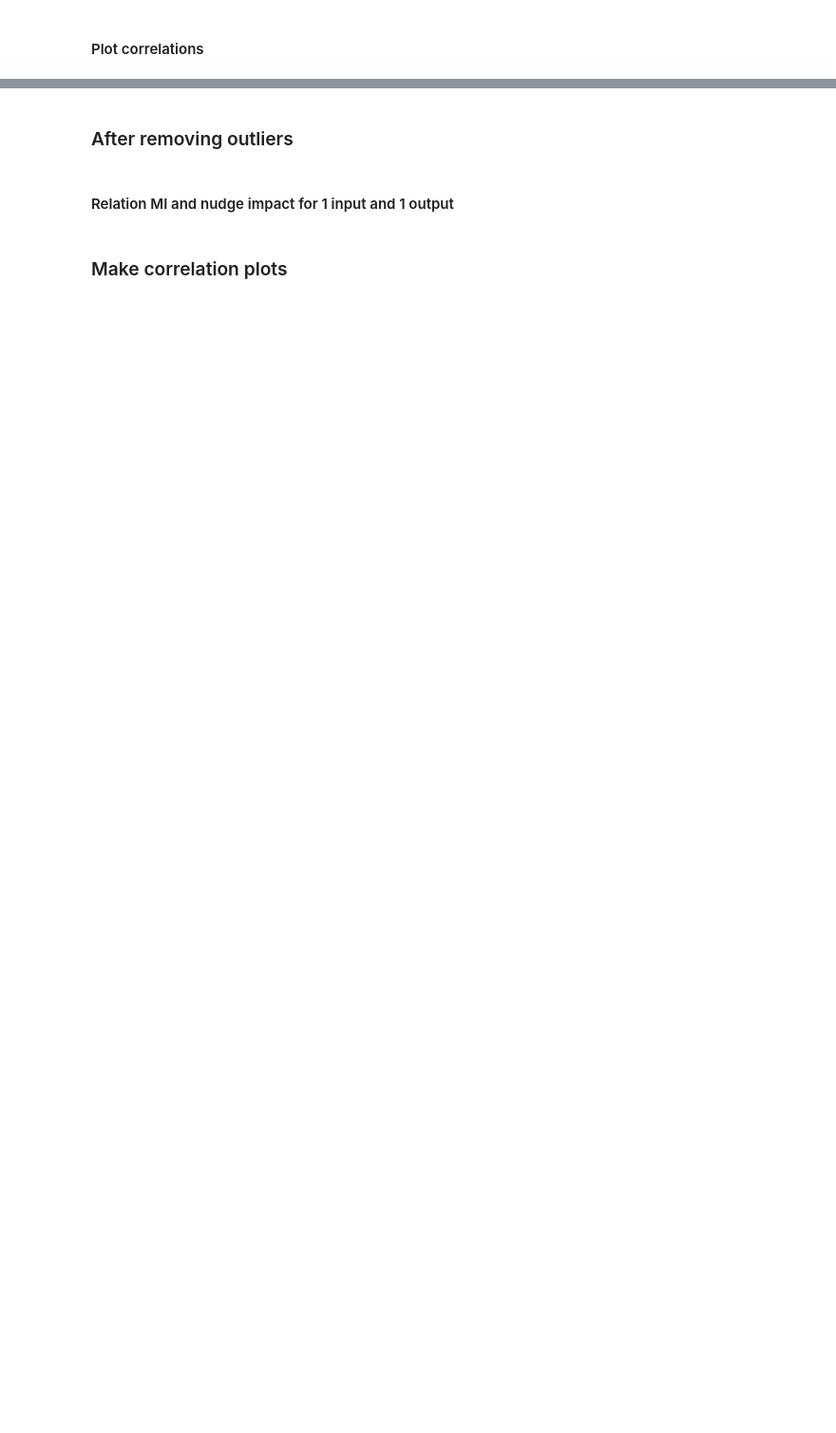
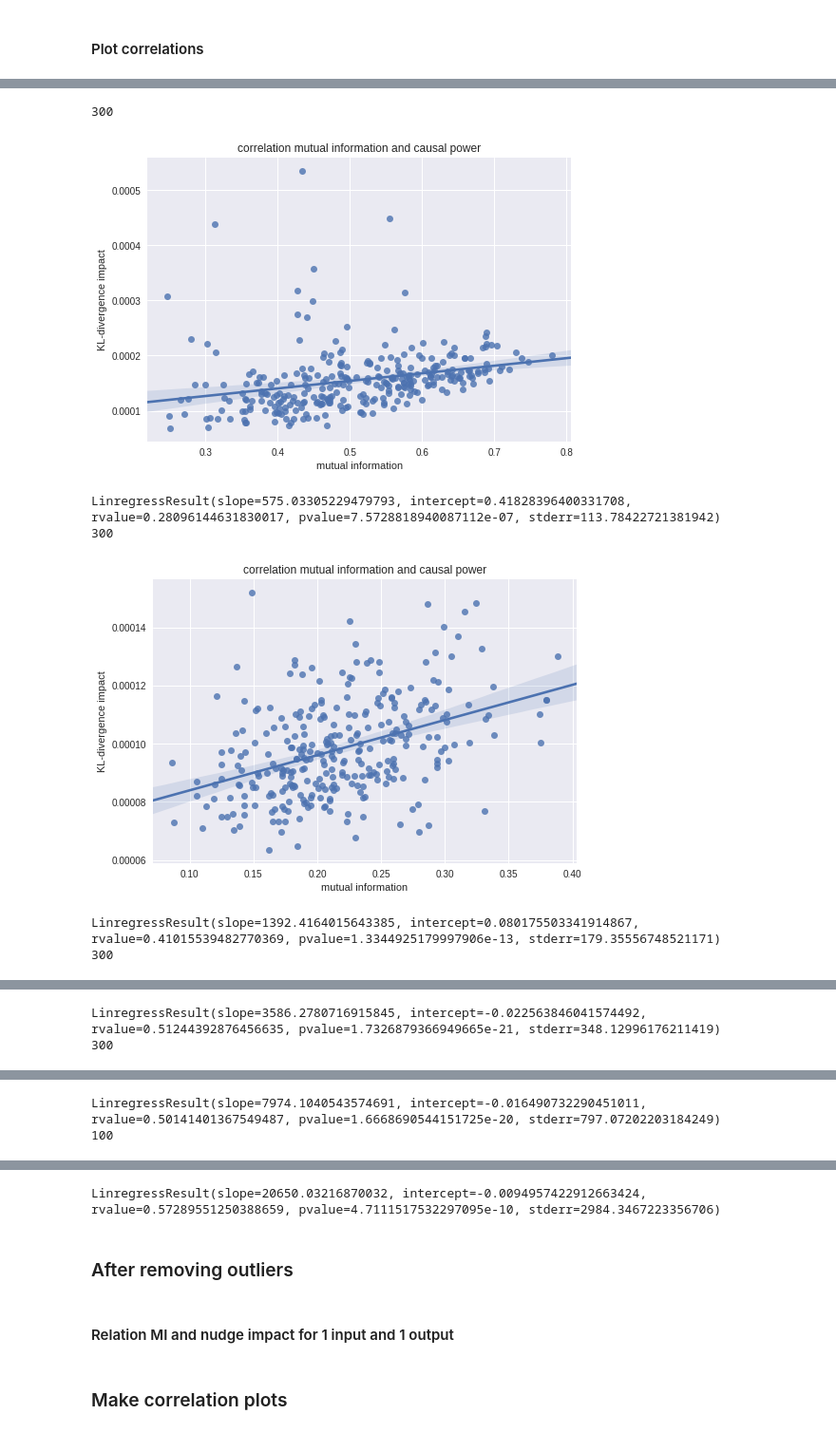
Before and after one commit to cjidboon94/master_thesis, a Jupyter notebook: combine_data3.ipynb, the cells around one changed output, grey strips where cells are left out. Shown: that part at 95% size. Drawn from its saved outputs; the diff is of its cells as text; code cells hidden in the pictures; blank space fills up the shorter version.

```diff
--- a/combine_data3.ipynb
+++ b/combine_data3.ipynb
@@ -448,28 +512,36 @@ for var, impact_nudges_and_mi in dict_to_use.items():
 # %%
 import seaborn as sns
 import pandas as pd
 
-# dict_to_use = var_to_focused_nudge_kl_divergence_impact_and_MI
+dict_to_use = var_to_focused_nudge_kl_divergence_impact_and_MI
 # dict_to_use = var_to_focused_nudge_l1norm_impact_and_MI
-dict_to_use = var_to_vector_nudge_kl_divergence_impact_and_MI
+# dict_to_use = var_to_vector_nudge_kl_divergence_impact_and_MI
 # dict_to_use = var_to_vector_nudge_l1norm_impact_and_MI
 
 for var, impact_nudges_and_mi in dict_to_use.items():
-    if var == 5:
+    if var == 5 or var ==4:
         impact_nudges_and_mi = impact_nudges_and_mi[0]
         impact_nudges = [item[0] for item in impact_nudges_and_mi]
         print(len(impact_nudges))
         mutual_information_sizes = [item[1] for item in impact_nudges_and_mi]
     else:
         impact_nudges = [item[0] for item in impact_nudges_and_mi]
         print(len(impact_nudges))
         mutual_information_sizes = [item[1] for item in impact_nudges_and_mi]
 
 
 #     df = pd.DataFrame({"mutual information": mutual_information_sizes, "l1-norm impact": impact_nudges})
 #     sns.regplot("mutual information", "l1-norm impact", df)
     df = pd.DataFrame({"mutual information": mutual_information_sizes, "KL-divergence impact": impact_nudges})
     sns.regplot("mutual information", "KL-divergence impact", df)
     plt.title("correlation mutual information and causal power")
     sns.plt.show()
     print(stats.linregress(impact_nudges, mutual_information_sizes))
+# %% [output]
+300
+[figure, added]
+LinregressResult(slope=575.03305229479793, intercept=0.41828396400331708, rvalue=0.28096144631830017, pvalue=7.5728818940087112e-07, stderr=113.78422721381942)
+300
+[figure, added]
+LinregressResult(slope=1392.4164015643385, intercept=0.080175503341914867, rvalue=0.41015539482770369, pvalue=1.3344925179997906e-13, stderr=179.35556748521171)
+300
@@ -475,0 +549,2 @@ for var, impact_nudges_and_mi in dict_to_use.items():
+LinregressResult(slope=3586.2780716915845, intercept=-0.022563846041574492, rvalue=0.51244392876456635, pvalue=1.7326879366949665e-21, stderr=348.12996176211419)
+300
@@ -475,0 +552,2 @@ for var, impact_nudges_and_mi in dict_to_use.items():
+LinregressResult(slope=7974.1040543574691, intercept=-0.016490732290451011, rvalue=0.50141401367549487, pvalue=1.6668690544151725e-20, stderr=797.07202203184249)
+100
@@ -476,3 +555,4 @@ for var, impact_nudges_and_mi in dict_to_use.items():
+LinregressResult(slope=20650.03216870032, intercept=-0.0094957422912663424, rvalue=0.57289551250388659, pvalue=4.7111517532297095e-10, stderr=2984.3467223356706)
 # %% [markdown]
 ### After removing outliers
 # %%
```
Also changed, not shown: parts of 7 cells of this notebook.
